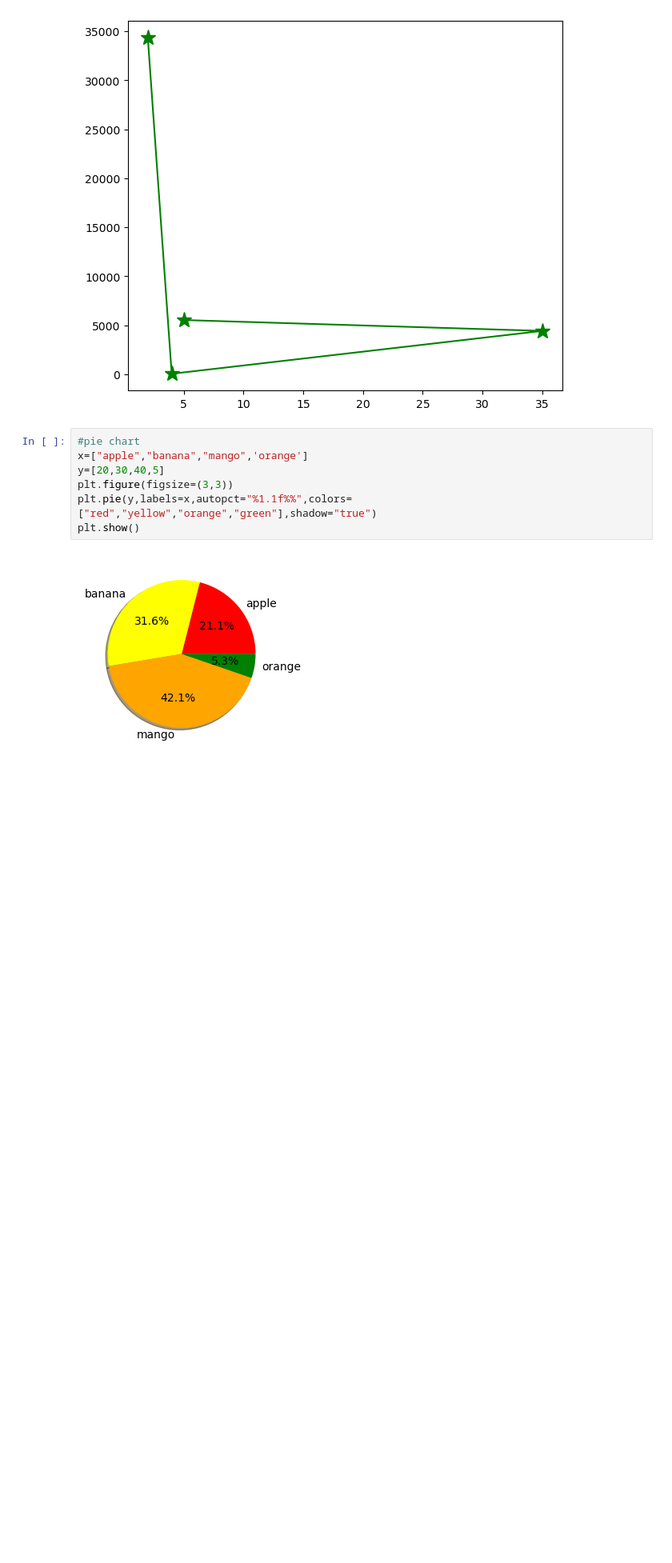
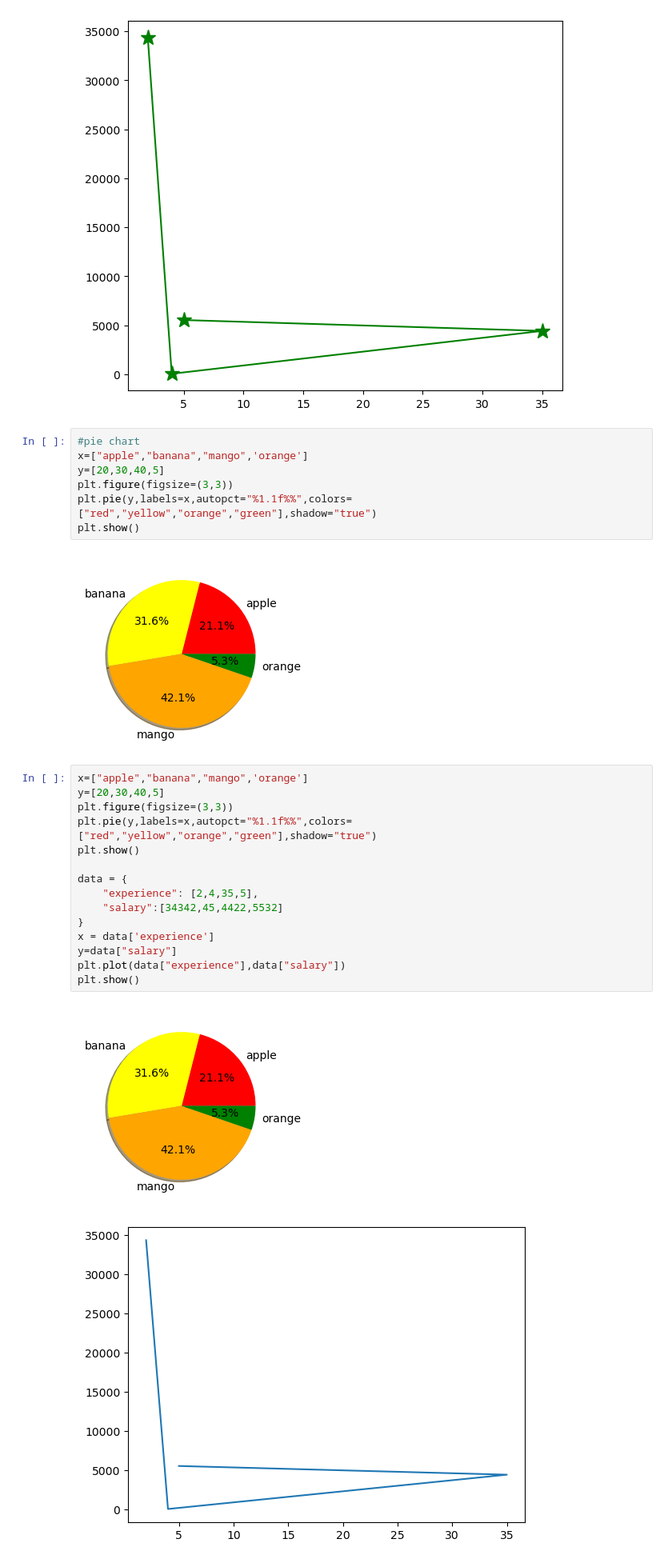
Before and after one commit to AdityaSharma016/aws-python, a Jupyter notebook: day14.ipynb, the cells around one changed output. Shown at 80% size. Cells and saved outputs as stored; diff of their text form; blank space fills up the shorter version.

```diff
--- a/day14.ipynb
+++ b/day14.ipynb
@@ -55,3 +55,21 @@ plt.pie(y,labels=x,autopct="%1.1f%%",colors=["red","yellow","orange","green"],sh
 plt.show()
 # %% [output]
 [figure]
+# %%
+x=["apple","banana","mango",'orange']
+y=[20,30,40,5]
+plt.figure(figsize=(3,3))
+plt.pie(y,labels=x,autopct="%1.1f%%",colors=["red","yellow","orange","green"],shadow="true")
+plt.show()
+
+data = {
+    "experience": [2,4,35,5],
+    "salary":[34342,45,4422,5532]
+}
+x = data['experience']
+y=data["salary"]
+plt.plot(data["experience"],data["salary"])
+plt.show()
+# %% [output]
+[figure, added]
+[figure, added]
```
Also changed, not shown: parts of 1 cell of this notebook.
